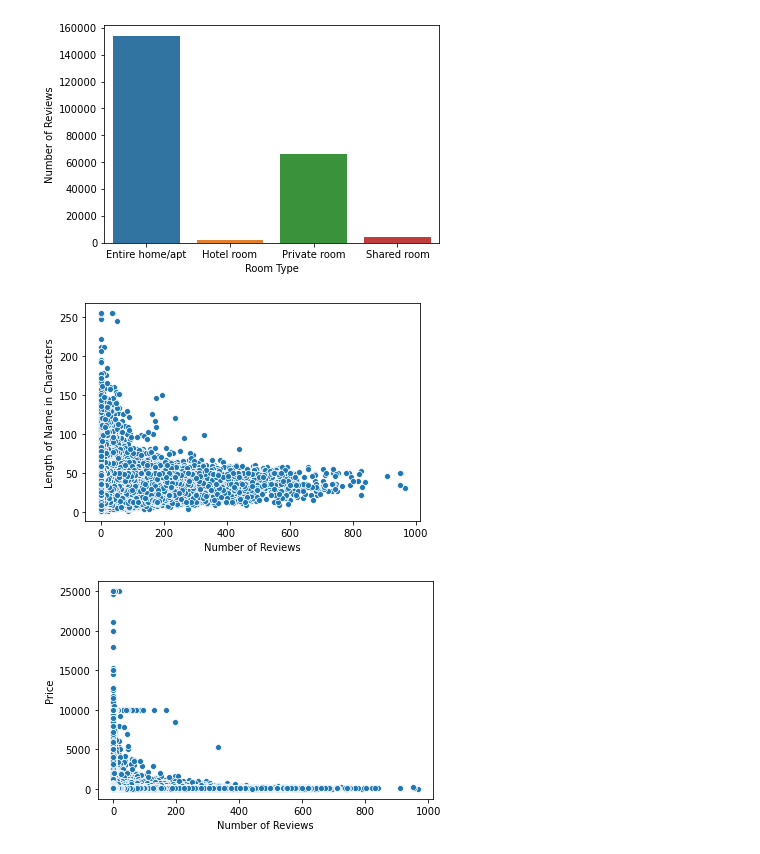
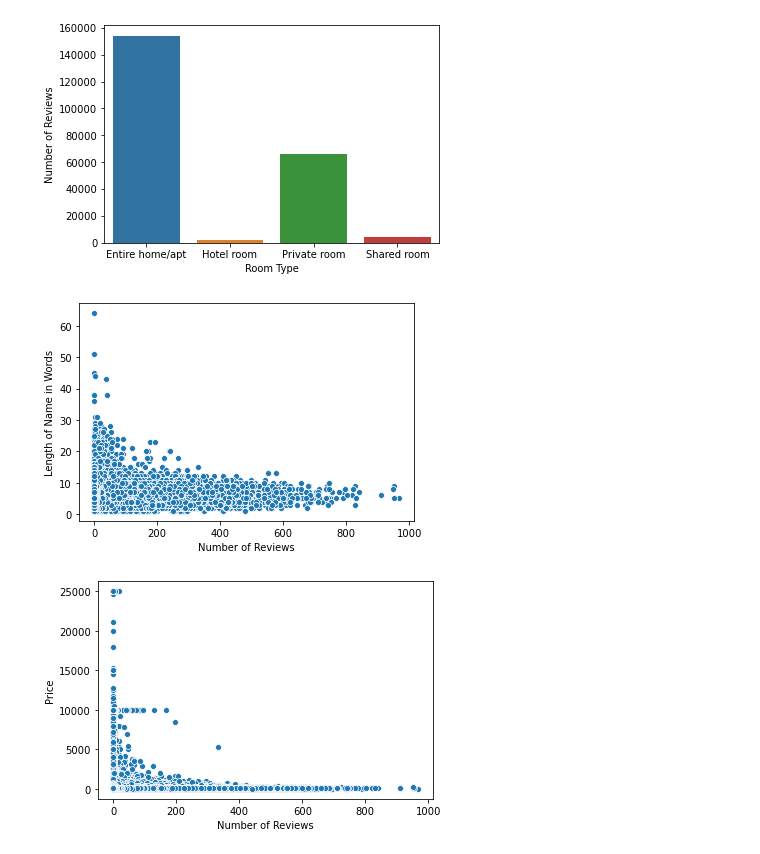
Before and after one commit to aruship1/320finalProject, a Jupyter notebook: firstFile.ipynb, the cells around one changed output. Saved outputs shown, nothing was run; the diff lists cells and outputs as text; code cells hidden in the pictures.

```diff
--- a/firstFile.ipynb
+++ b/firstFile.ipynb
@@ -290,16 +295,16 @@ plt.show()
 # %%
 # Overall length of name in characters vs number of reviews
 
 name_len = []
 usaDataFrame["name"] = usaDataFrame["name"].astype(str)
 for name in usaDataFrame["name"]:
-    name_len.append(len(name))
+    name_len.append(len(name.split(" ")))
 sb.scatterplot(usaDataFrame["number_of_reviews"],name_len)
 plt.xlabel("Number of Reviews")
-plt.ylabel("Length of Name in Characters")
+plt.ylabel("Length of Name in Words")
 plt.show()
 # %% [output]
-[figure, old version]
+[figure, new version]
 # %%
 # overall correlation between number of reviews and price
 sb.scatterplot(usaDataFrame["number_of_reviews"],usaDataFrame["price"])
```
Also changed, not shown: parts of 6 cells of this notebook.
